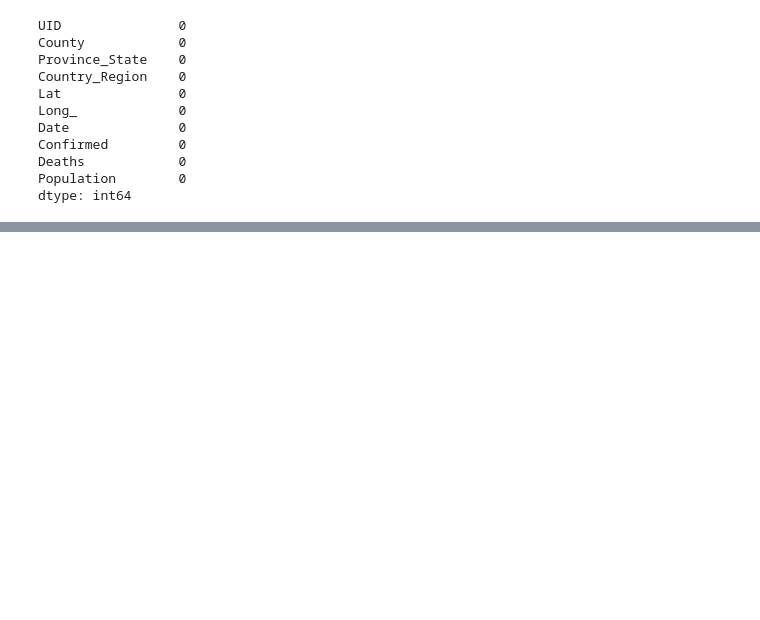
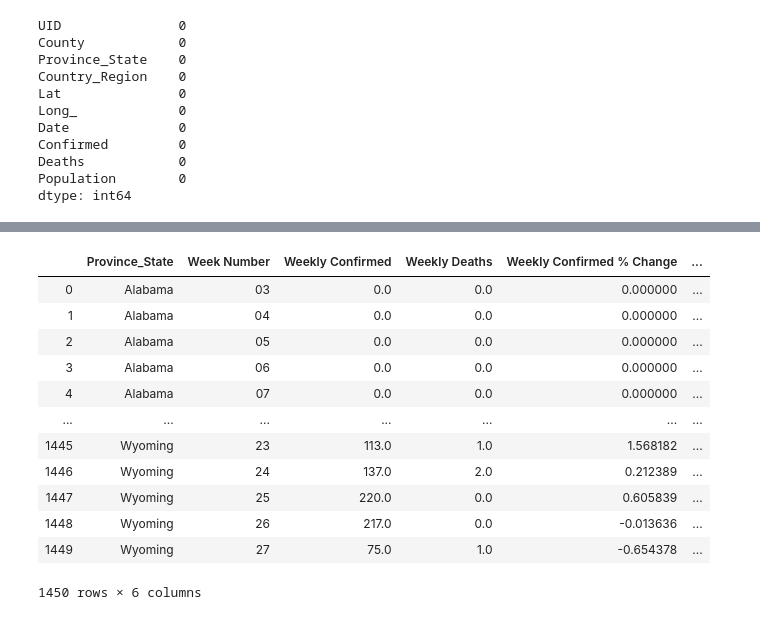
Before and after one commit to mdreck/mdreck.github.io, a Jupyter notebook: covid_analysis/US_covid.ipynb, the cells around one changed output, grey strips where cells are left out. Drawn from its saved outputs; the diff is of its cells as text; code cells hidden in the pictures; blank space fills up the shorter version.

```diff
--- a/covid_analysis/US_covid.ipynb
+++ b/covid_analysis/US_covid.ipynb
@@ -233,0 +236,4 @@ weekly_covid[weekly_covid['Week Number'] == weekly_covid['Week Number'].max()]
+# %%
+# calculate the weekly percentage change in confirmed cases and deaths for each state
+weekly_change = weekly_covid.groupby(['Province_State', 'Week Number']).agg({'Weekly Confirmed':'sum','Weekly Deaths':'sum'}).pct_change().reset_index()
+weekly_change
@@ -234,3 +254,25 @@ weekly_covid[weekly_covid['Week Number'] == weekly_covid['Week Number'].max()]
+# %%
+# add the weekly percentage change calculated above to the weekly_covid dataframe
+weekly_covid[['Weekly Confirmed % Change', 'Weekly Deaths % Change']] = weekly_change[['Weekly Confirmed','Weekly Deaths']]
+
+# replace NaN with 0
+weekly_covid.replace(np.nan, 0, inplace=True)
+
+weekly_covid
+# %% [output]
+|  | Province_State | Week Number | Weekly Confirmed | Weekly Deaths | Weekly Confirmed % Change | ... |
+| 0 | Alabama | 03 | 0.0 | 0.0 | 0.000000 | ... |
+| 1 | Alabama | 04 | 0.0 | 0.0 | 0.000000 | ... |
+| 2 | Alabama | 05 | 0.0 | 0.0 | 0.000000 | ... |
+| 3 | Alabama | 06 | 0.0 | 0.0 | 0.000000 | ... |
+| 4 | Alabama | 07 | 0.0 | 0.0 | 0.000000 | ... |
+| ... | ... | ... | ... | ... | ... | ... |
+| 1445 | Wyoming | 23 | 113.0 | 1.0 | 1.568182 | ... |
+| 1446 | Wyoming | 24 | 137.0 | 2.0 | 0.212389 | ... |
+| 1447 | Wyoming | 25 | 220.0 | 0.0 | 0.605839 | ... |
+| 1448 | Wyoming | 26 | 217.0 | 0.0 | -0.013636 | ... |
+| 1449 | Wyoming | 27 | 75.0 | 1.0 | -0.654378 | ... |
+1450 rows × 6 columns
 # %%
 # check the most recent daily confirmed cases
 daily_sum = covid_19.groupby(['Date']).agg({'Daily Confirmed': 'sum'})
```
Also changed, not shown: parts of 10 cells of this notebook, 2 other files.
